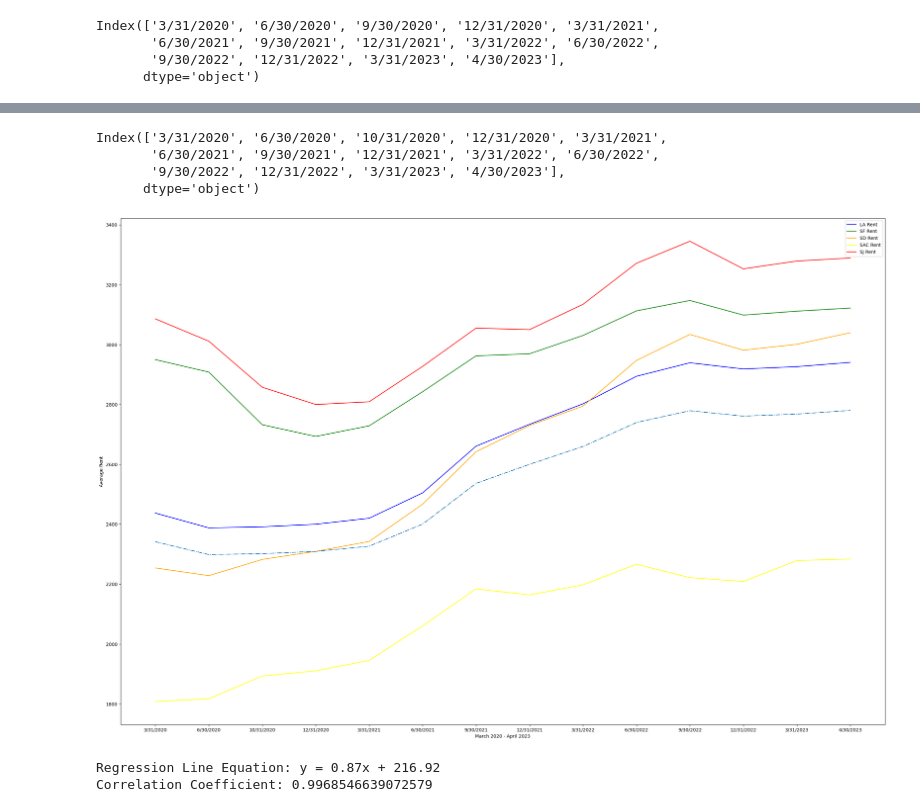
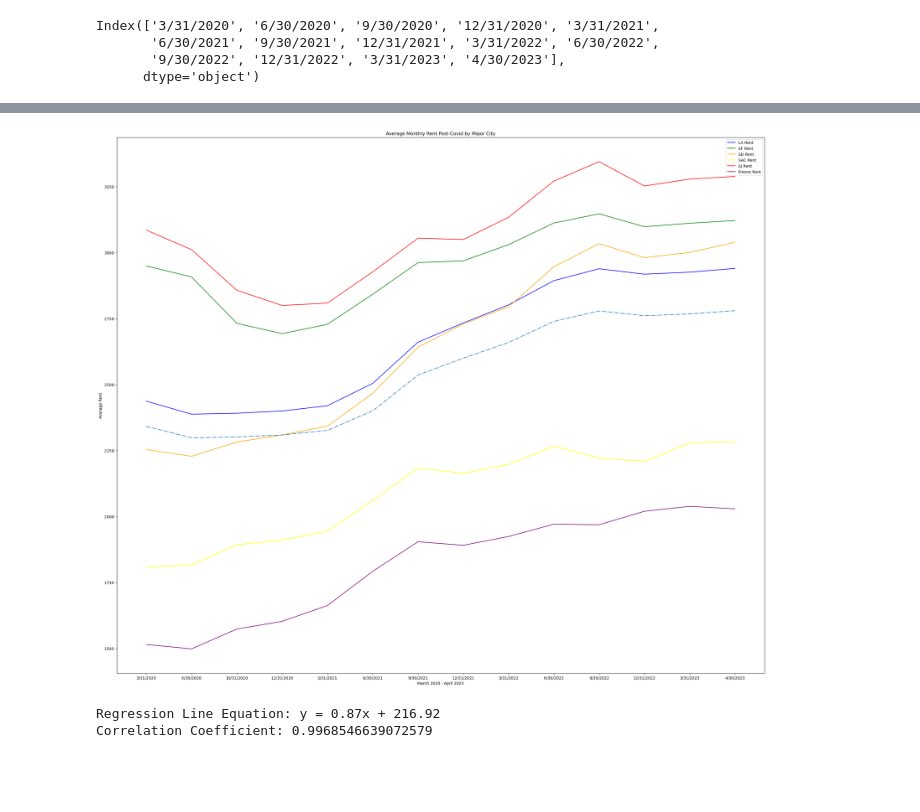
Before and after one commit to caleighteahan/Project_1, a Jupyter notebook: Starter_4.ipynb, the cells around one changed output, grey strips where cells are left out. Saved outputs shown, nothing was run; the diff lists cells and outputs as text; code cells hidden in the pictures; blank space fills up the shorter version.

```diff
--- a/Starter_4.ipynb
+++ b/Starter_4.ipynb
@@ -196,0 +218,3 @@ clean_ca_rental
+# %%
+clean_ca_rental=ca_rental
+clean_ca_rental.head(1)
@@ -289,50 +314,46 @@ post_covid_rentals.head()
 | 35 | 3085.726841 | 3011.303266 | 2857.430104 | 2799.839684 | 2808.928973 | 2927.094312 | 3054.990504 | 3049.843668 | 3134.210093 | ... |
 # %%
 months=post_covid_rentals.keys()
-months
-# %% [output]
-Index(['3/31/2020', '6/30/2020', '10/31/2020', '12/31/2020', '3/31/2021',
-       '6/30/2021', '9/30/2021', '12/31/2021', '3/31/2022', '6/30/2022',
-       '9/30/2022', '12/31/2022', '3/31/2023', '4/30/2023'],
-      dtype='object')
 # %%
-average_CA_rent= post_covid_rentals[["3/31/2020", "6/30/2020",
+average_rent_post= post_covid_rentals[["3/31/2020", "6/30/2020",
                                 "10/31/2020", "12/31/2020","3/31/2021",
                                   "6/30/2021",
                                 "9/30/2021", "12/31/2021",
                                  "3/31/2022", "6/30/2022",
                                 "9/30/2022",  "12/31/2022",
                                  "3/31/2023", "4/30/2023" ]].mean()
-average_CA_rent
 # %%
-LA=post_covid_rentals.iloc[0,0:]
-SF=post_covid_rentals.iloc[1,0:]
-SD=post_covid_rentals.iloc[2,0:]
-SAC=post_covid_rentals.iloc[3,0:]
-SJ=post_covid_rentals.iloc[4,0:]
-plt.figure(figsize=(30,20))
+LA=post_covid_rentals.loc[2]
+SF=post_covid_rentals.loc[12]
+SD=post_covid_rentals.loc[17]
+SAC=post_covid_rentals.loc[26]
+SJ=post_covid_rentals.loc[35]
+FRS=post_covid_rentals.loc[56]
+plt.figure(figsize=(30,25))
 LA_avg=plt.plot(months, LA, color='blue', label="LA Rent")
 SF_avg=plt.plot(months, SF, color="green", label="SF Rent")
 SD_avg=plt.plot(months, SD, color='orange', label="SD Rent")
 SAC_avg=plt.plot(months, SAC, color='yellow', label="SAC Rent")
 SJ_avg=plt.plot(months, SJ, color='red', label="SJ Rent")
+FRS_avg=plt.plot(months, FRS, color='purple', label='Fresno Rent')
 plt.legend()
+plt.title("Average Monthly Rent Post-Covid by Major City")
 plt.xlabel("March 2020 - April 2023")
 plt.ylabel("Average Rent")
 
 regression_months= post_covid_rentals.iloc[0,0:]
 
-slope, intercept, r_value, p_value, std_err = linregress(regression_months, average_CA_rent)
+slope, intercept, r_value, p_value, std_err = linregress(regression_months, average_rent_post)
 line_eq = "y = " + str(round(slope,2)) + "x + " + str(round(intercept,2))
+#plt.annotate(line_eq,(3400,2783.92),fontsize=15,color="red")
 
-# Calculate regression line
 regression_line = slope * regression_months + intercept
 plt.plot(regression_line, linestyle='dashdot', label='Regression Line')
 
 plt.show()
 print("Regression Line Equation: y = {:.2f}x + {:.2f}".format(slope, intercept))
 print("Correlation Coefficient:", r_value)
 # %% [output]
-[figure, old version]
+[figure, new version]
 Regression Line Equation: y = 0.87x + 216.92
 Correlation Coefficient: 0.9968546639072579
```
Also changed, not shown: parts of 20 cells of this notebook, 4 other files.
